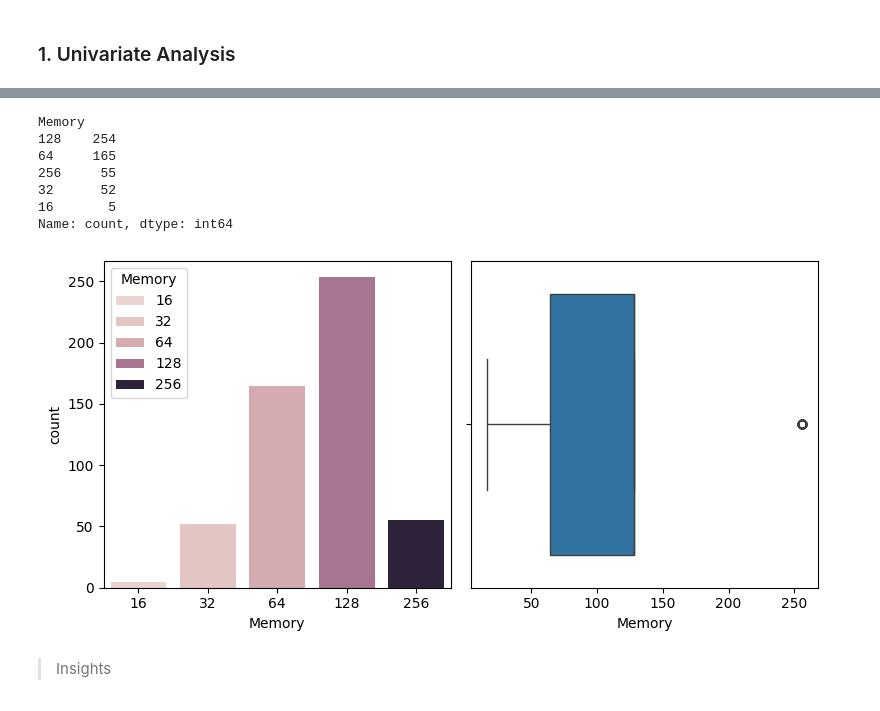
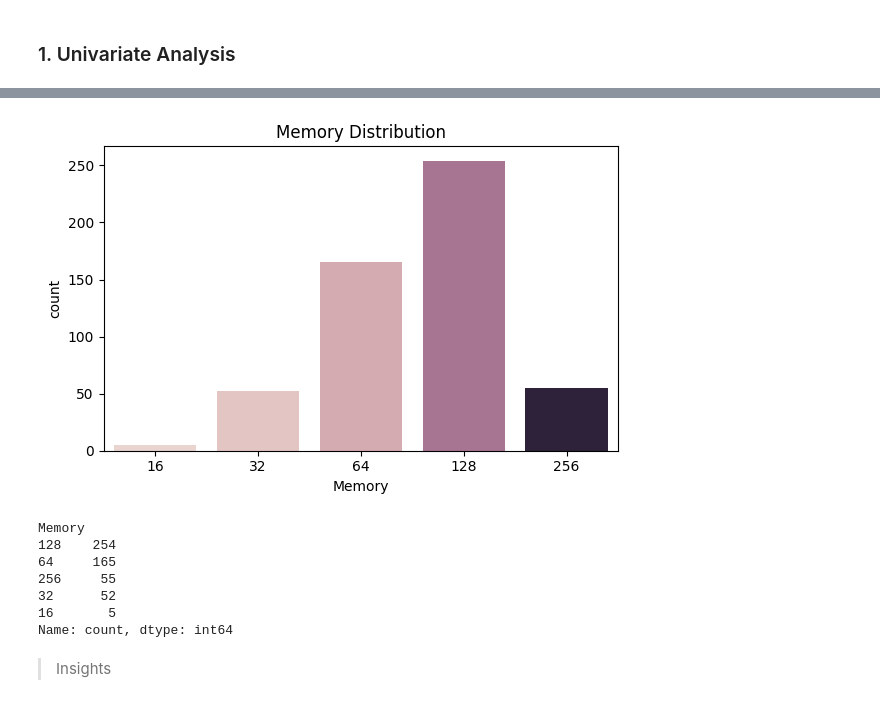
Before and after one commit to sanskar127/project4-nhis, a Jupyter notebook: analysis.ipynb, the cells around one changed output, grey strips where cells are left out. Saved outputs shown, nothing was run; the diff lists cells and outputs as text; code cells hidden in the pictures.

```diff
--- a/analysis.ipynb
+++ b/analysis.ipynb
@@ -116,20 +110,16 @@ df.describe().T
 # %%
 # Memory
-display(df['Memory'].value_counts())
-
-fig = plt.figure(figsize=(8, 4))
+fig = plt.figure(figsize=(6, 4))
 
 # Countplot
-plt.subplot(1, 2, 1)
-ax = sns.countplot(data=df, x='Memory', hue='Memory')
-
-# Boxplot
-plt.subplot(1, 2, 2)
-bx = sns.boxplot(data=df, x='Memory')
+ax1 = sns.countplot(data=df, x='Memory', hue='Memory', legend=False)
+plt.title("Memory Distribution")
 
 plt.tight_layout()
 plt.show()
+display(df['Memory'].value_counts())
 # %% [output]
+[figure, new version]
 Memory
 128    254
 64     165
@@ -137,7 +127,6 @@ Memory
 32      52
 16       5
 Name: count, dtype: int64
-[figure, old version]
 # %% [markdown]
 >Insights
 # %%
```
Also changed, not shown: parts of 39 cells of this notebook, 1 other file.
